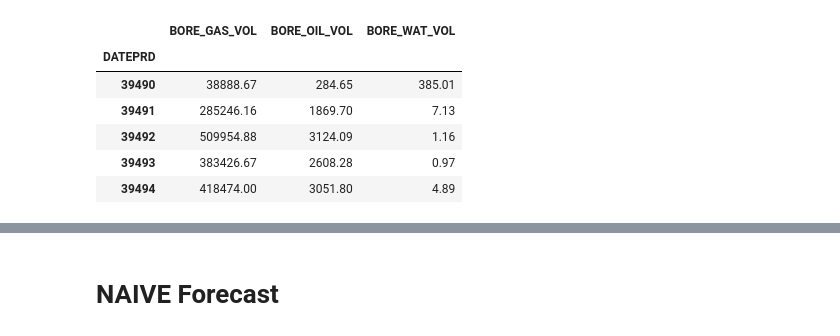
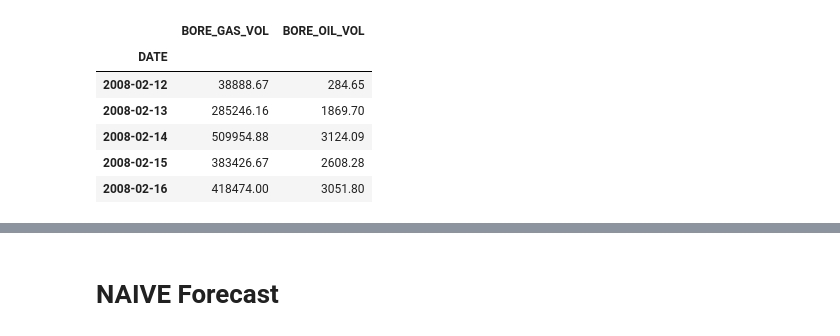
Before and after one commit to topefolorunso/NN-Based-Oil-Prediction-Model-w-Time-Series-Forecasting, a Jupyter notebook: 507_508/model.ipynb, the cells around one changed output, grey strips where cells are left out. Drawn from its saved outputs; the diff is of its cells as text; code cells hidden in the pictures.

```diff
--- a/507_508/model.ipynb
+++ b/507_508/model.ipynb
@@ -24,19 +24,19 @@ from tensorflow.keras.layers import Dense, Input, Lambda, LSTM
 # %%
 #fetch dataset
 
 #data_file = files.upload() #for google colab
 
 #df = pd.read_excel(io.BytesIO(data_file["daily_field_data.xlsx"]), index_col="DATEPRD") #for google colab
-df = pd.read_excel("daily_field_data.xlsx", index_col="DATEPRD") #for local IDE
+df = pd.read_excel("consolidated_field_data.xlsx", index_col="DATE") #for local IDE
 
 date = df.index
 
 df.head()
 # %% [output]
-|  | BORE_GAS_VOL | BORE_OIL_VOL | BORE_WAT_VOL |
-| DATEPRD |  |  |  |
-| 39490 | 38888.67 | 284.65 | 385.01 |
-| 39491 | 285246.16 | 1869.70 | 7.13 |
-| 39492 | 509954.88 | 3124.09 | 1.16 |
-| 39493 | 383426.67 | 2608.28 | 0.97 |
-| 39494 | 418474.00 | 3051.80 | 4.89 |
+|  | BORE_GAS_VOL | BORE_OIL_VOL |
+| DATE |  |  |
+| 2008-02-12 | 38888.67 | 284.65 |
+| 2008-02-13 | 285246.16 | 1869.70 |
+| 2008-02-14 | 509954.88 | 3124.09 |
+| 2008-02-15 | 383426.67 | 2608.28 |
+| 2008-02-16 | 418474.00 | 3051.80 |
```
Also changed, not shown: parts of 62 cells of this notebook, 11 other files.
